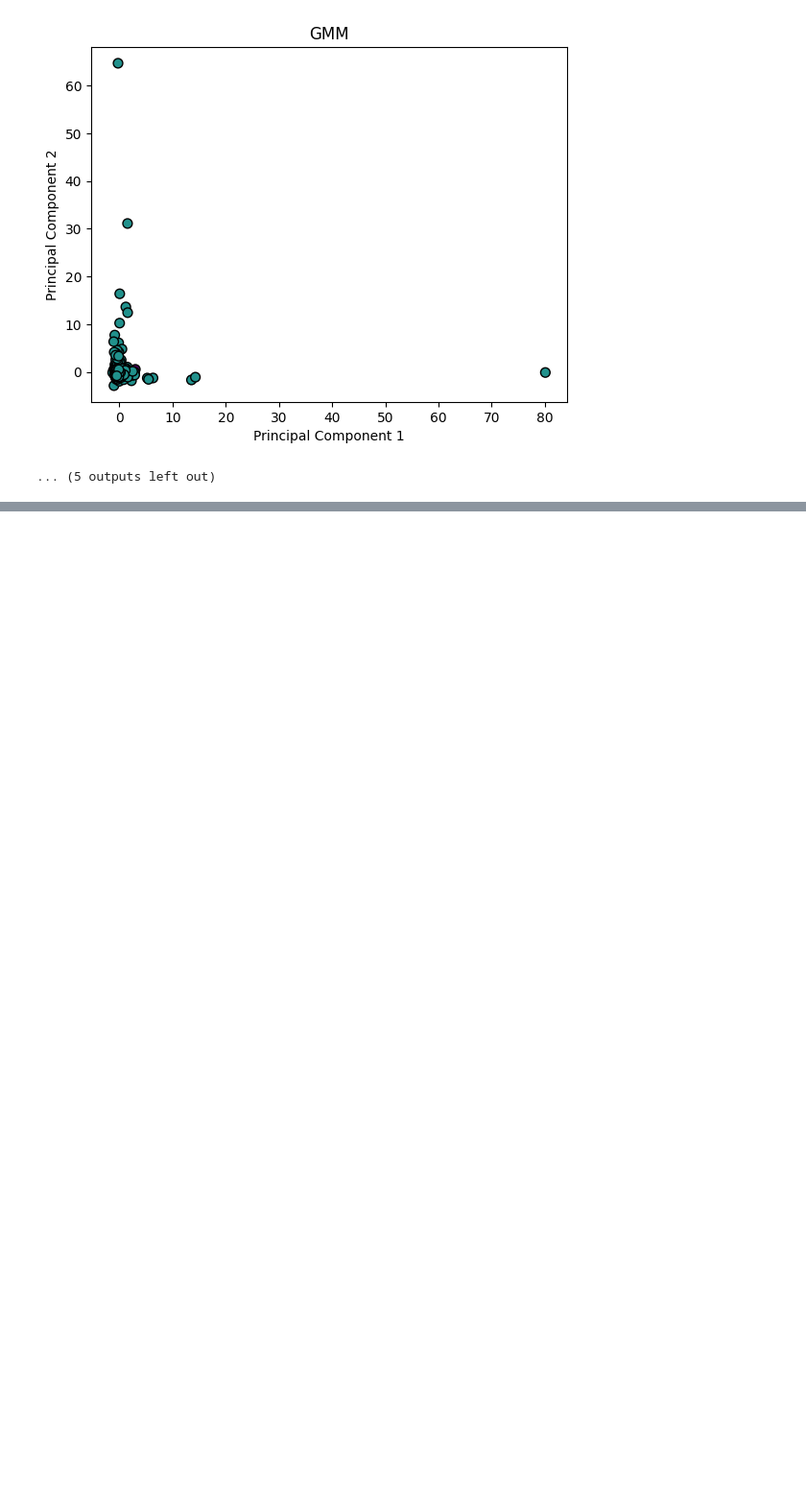
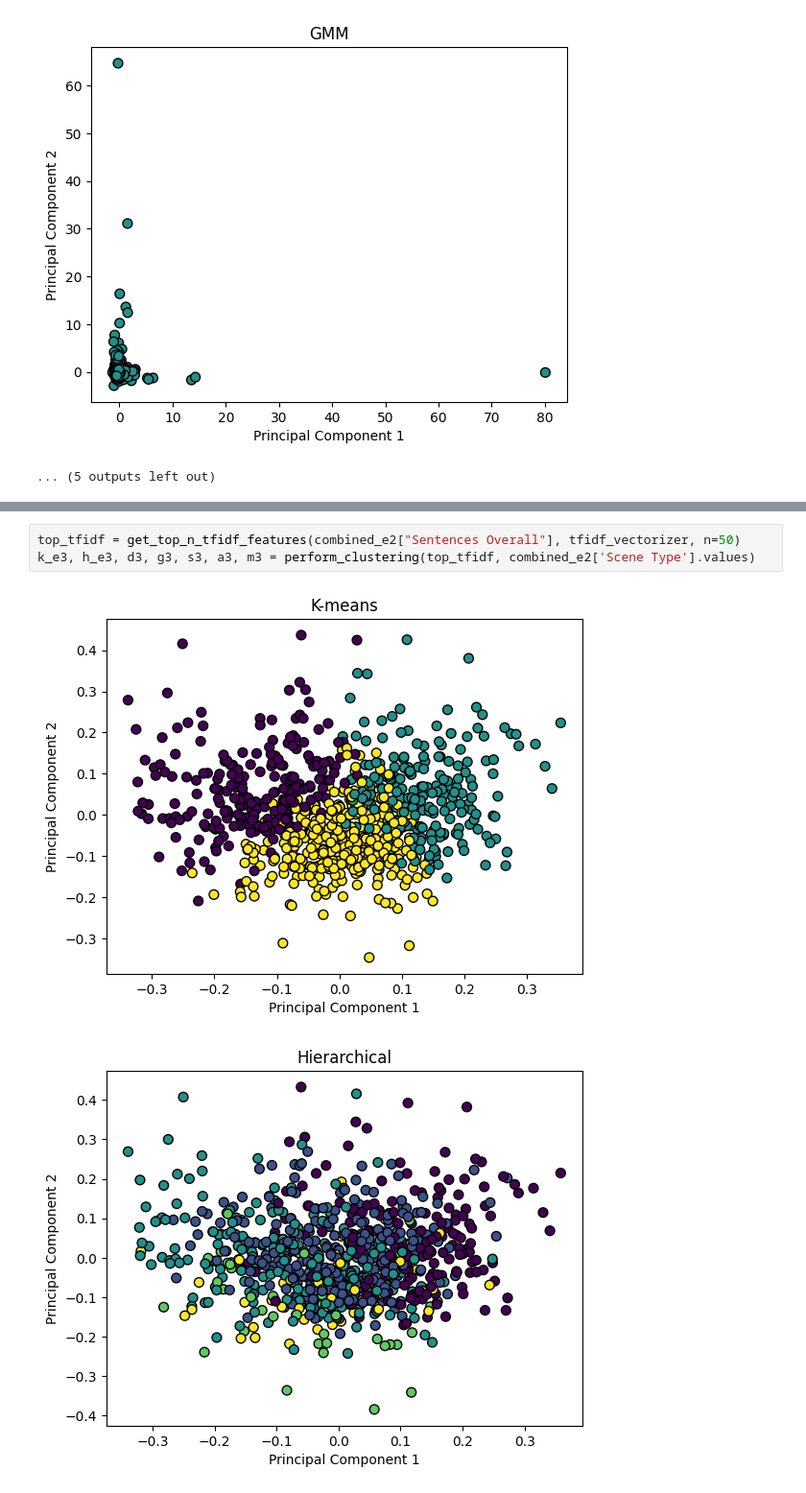
Before and after one commit to Alex-T-Sharipov/view_out_analysis, a Jupyter notebook: refactored.ipynb, the cells around one changed output, grey strips where cells are left out. Shown at 96% size. Cells and saved outputs as stored; diff of their text form; blank space fills up the shorter version.

```diff
--- a/refactored.ipynb
+++ b/refactored.ipynb
@@ -454,0 +603,6 @@ print_top_words_per_cluster(count_vectorizer, combined_e2["Sentences Overall"].v
+# %%
+top_tfidf = get_top_n_tfidf_features(combined_e2["Sentences Overall"], tfidf_vectorizer, n=50)
+k_e3, h_e3, d3, g3, s3, a3, m3 = perform_clustering(top_tfidf, combined_e2['Scene Type'].values)
+# %% [output]
+[figure, added]
+[figure, added]
```
Also changed, not shown: parts of 3 cells of this notebook, 9 other files.
